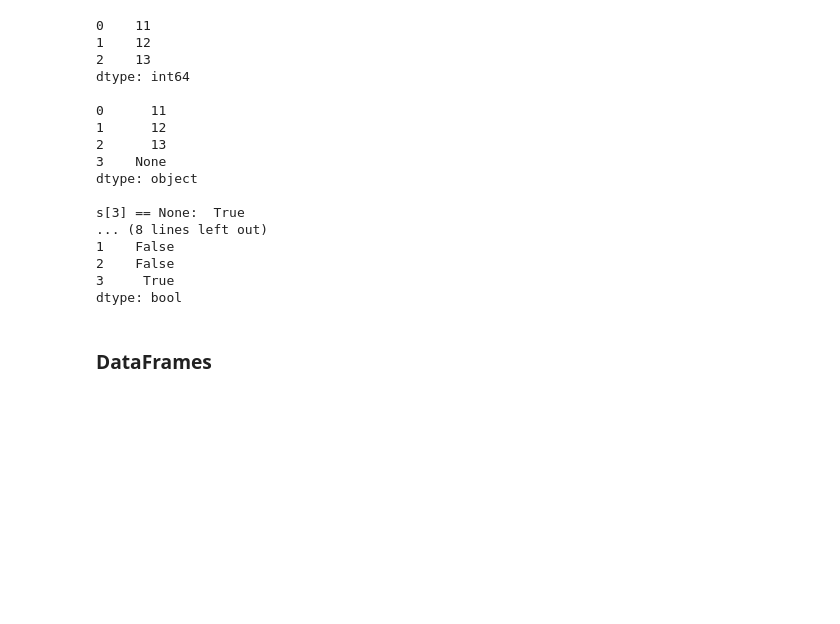
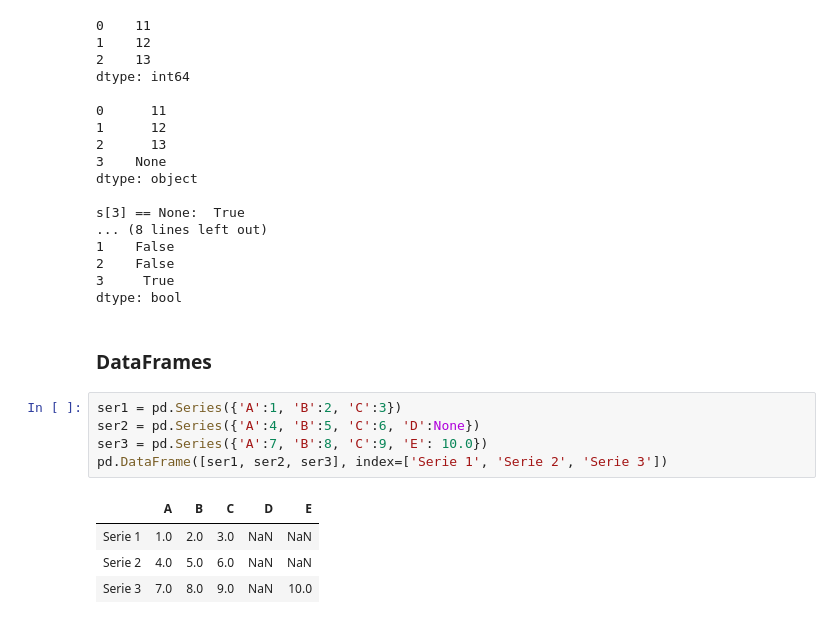
Before and after one commit to abtkod/practice, a Jupyter notebook: notes/ds-notes.ipynb, the cells around one changed output. Cells and saved outputs as stored; diff of their text form; blank space fills up the shorter version.

```diff
--- a/notes/ds-notes.ipynb
+++ b/notes/ds-notes.ipynb
@@ -315,4 +321,14 @@ s[3] == None:  True
 dtype: bool
 # %% [markdown]
 ### DataFrames
+# %%
+ser1 = pd.Series({'A':1, 'B':2, 'C':3})
+ser2 = pd.Series({'A':4, 'B':5, 'C':6, 'D':None})
+ser3 = pd.Series({'A':7, 'B':8, 'C':9, 'E': 10.0})
+pd.DataFrame([ser1, ser2, ser3], index=['Serie 1', 'Serie 2', 'Serie 3'])
+# %% [output]
+|  | A | B | C | D | E |
+| Serie 1 | 1.0 | 2.0 | 3.0 | NaN | NaN |
+| Serie 2 | 4.0 | 5.0 | 6.0 | NaN | NaN |
+| Serie 3 | 7.0 | 8.0 | 9.0 | NaN | 10.0 |
 # %%
```
Also changed, not shown: parts of 24 cells of this notebook.
